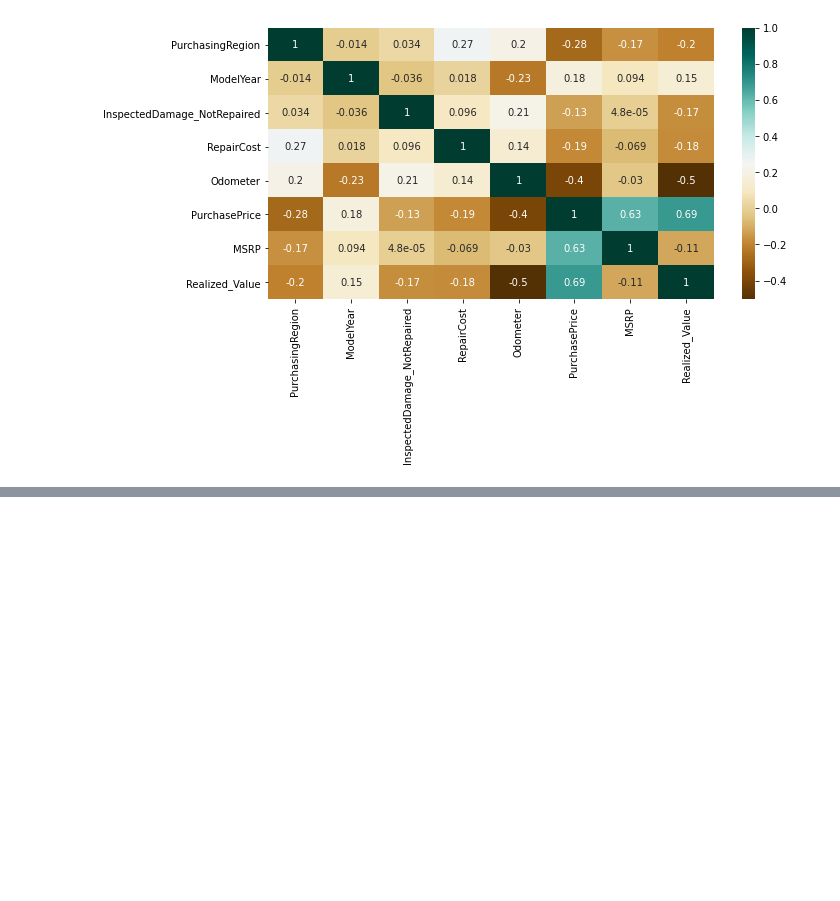
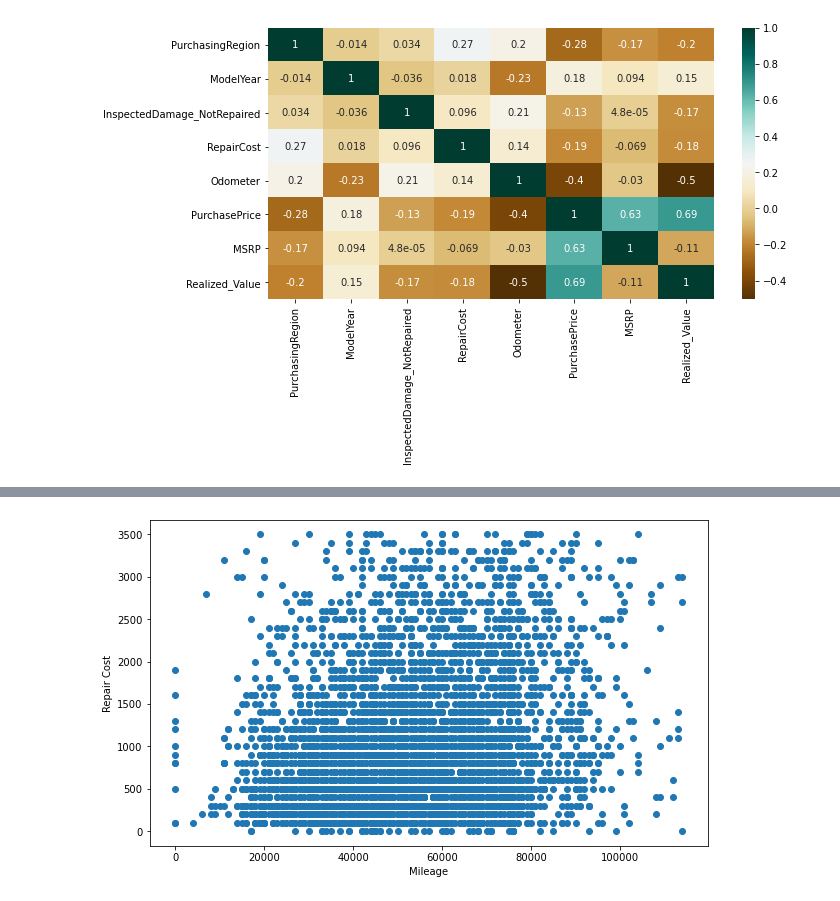
Before and after one commit to ahmed17777/remarketing_case_study, a Jupyter notebook: bmw_feature_analysis.ipynb, the cells around one changed output, grey strips where cells are left out. Cells and saved outputs as stored; diff of their text form; code cells hidden in the pictures; blank space fills up the shorter version.

```diff
--- a/bmw_feature_analysis.ipynb
+++ b/bmw_feature_analysis.ipynb
@@ -187,0 +163,9 @@ c
+# %%
+# Repair Cost and Mileage Visualization
+fig, ax = plt.subplots(figsize=(10,6))
+ax.scatter(df['Odometer'], df['InspectedDamage_NotRepaired'])
+ax.set_xlabel('Mileage')
+ax.set_ylabel('Repair Cost')
+plt.show()
+# %% [output]
+[figure, added]
```
Also changed, not shown: parts of 4 cells of this notebook.
